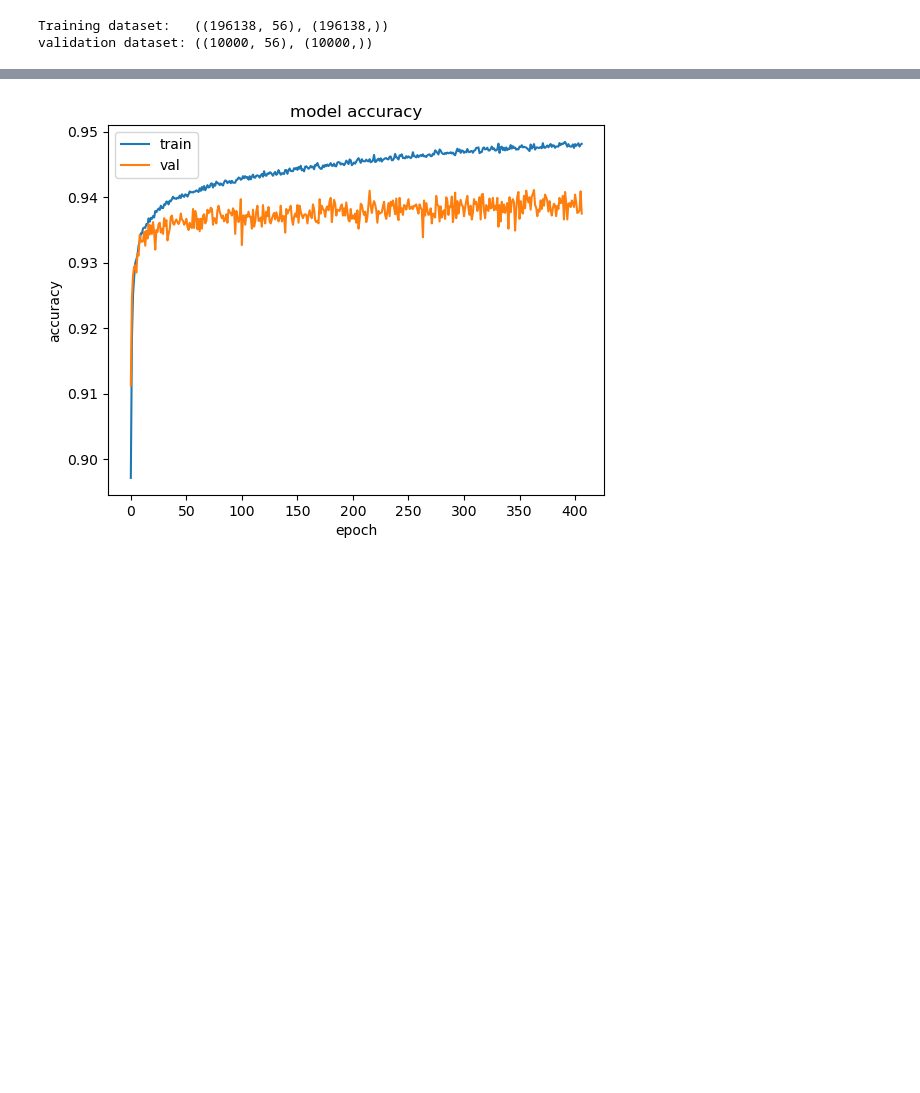
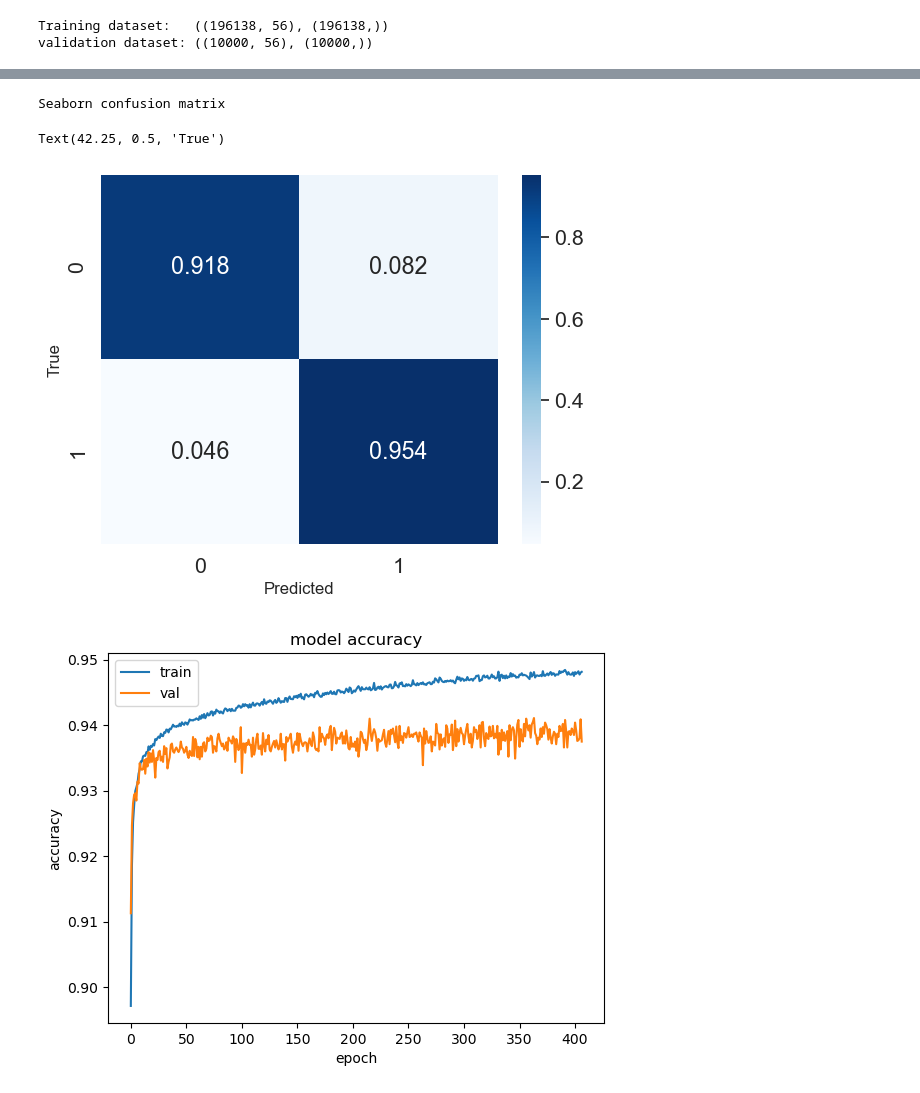
Before and after one commit to Janko-dev/ktai_ids, a Jupyter notebook: src/dnn_topn.ipynb, the cells around one changed output, grey strips where cells are left out. Cells and saved outputs as stored; diff of their text form; code cells hidden in the pictures; blank space fills up the shorter version.

```diff
--- a/src/dnn_topn.ipynb
+++ b/src/dnn_topn.ipynb
@@ -271,3 +272,15 @@ f1 score (weighted):              0.9538306359176562
+# %%
+import seaborn as sns
+
+print("Seaborn confusion matrix")
+sns.set(font_scale=1.4)
+sns.heatmap(cm, annot=True, cmap='Blues', fmt='.4g')
+plt.xlabel('Predicted', fontsize=12)
+plt.ylabel('True', fontsize=12)
+# %% [output]
+Seaborn confusion matrix
+Text(42.25, 0.5, 'True')
+[figure, added]
 # %%
 plt.plot(history.history['accuracy'])
 plt.plot(history.history['val_accuracy'])
```
Also changed, not shown: parts of 6 cells of this notebook, 2 other files.
